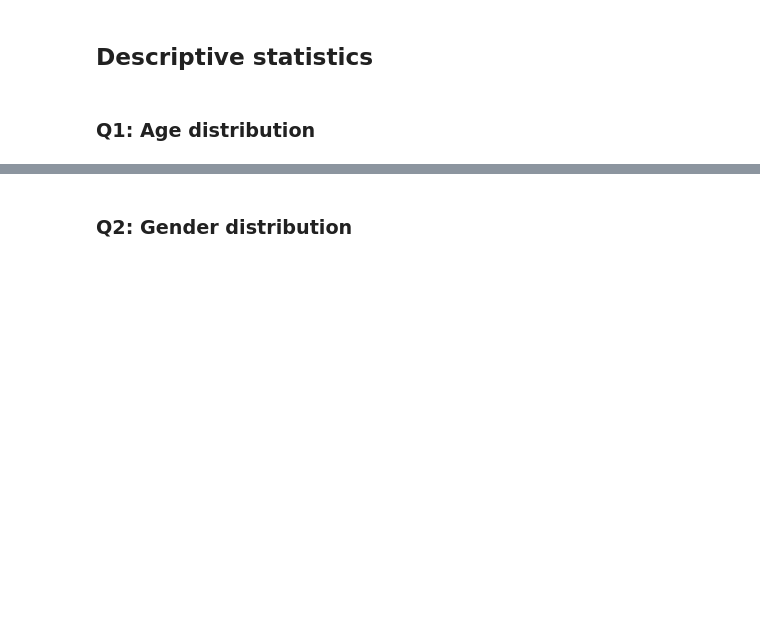
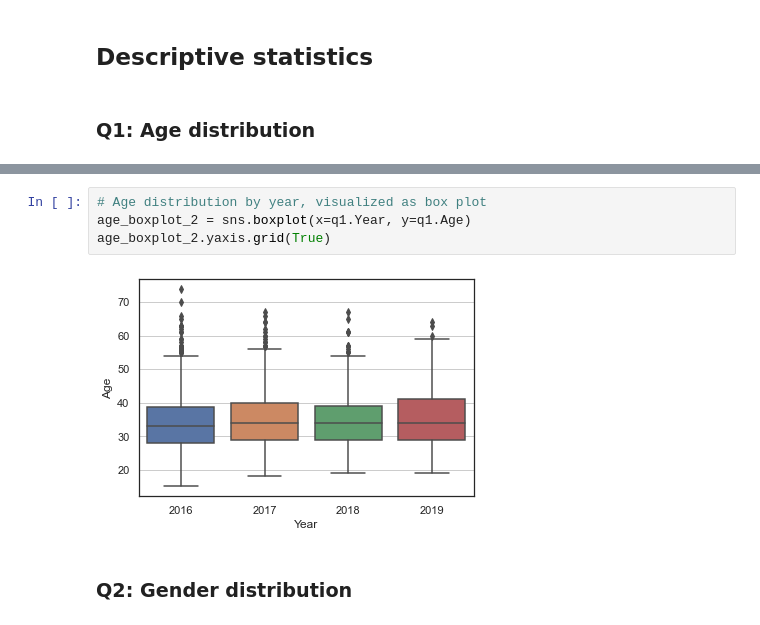
Before and after one commit to Selorikas/mental-health, a Jupyter notebook: mental-health.ipynb, the cells around one changed output, grey strips where cells are left out. Cells and saved outputs as stored; diff of their text form; blank space fills up the shorter version.

```diff
--- a/mental-health.ipynb
+++ b/mental-health.ipynb
@@ -105,3 +142,9 @@ q118.rename(columns={'AnswerText': 'Remote_work'}, inplace = True)
+# %%
+# Age distribution by year, visualized as box plot
+age_boxplot_2 = sns.boxplot(x=q1.Year, y=q1.Age)
+age_boxplot_2.yaxis.grid(True)
+# %% [output]
+[figure, added]
 # %% [markdown]
 ### Q2: Gender distribution
 # %%
```
Also changed, not shown: parts of 9 cells of this notebook.
